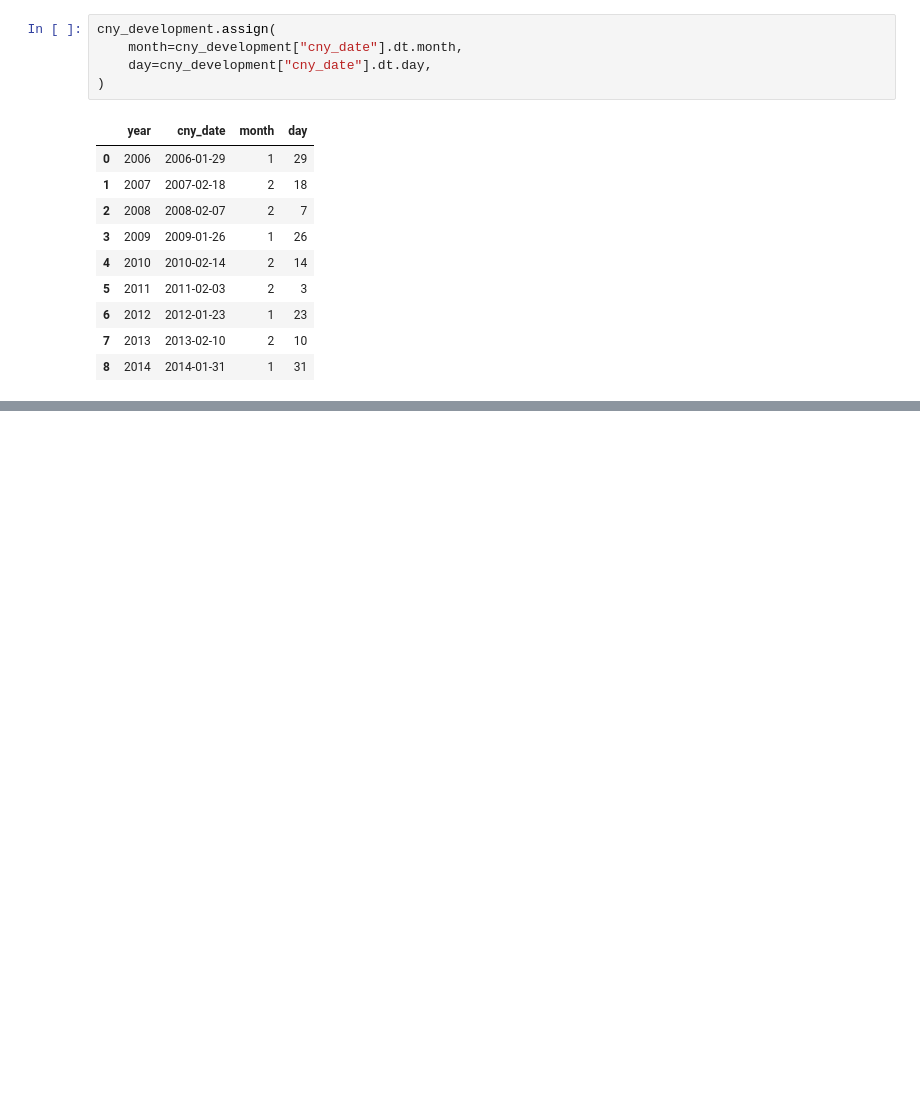
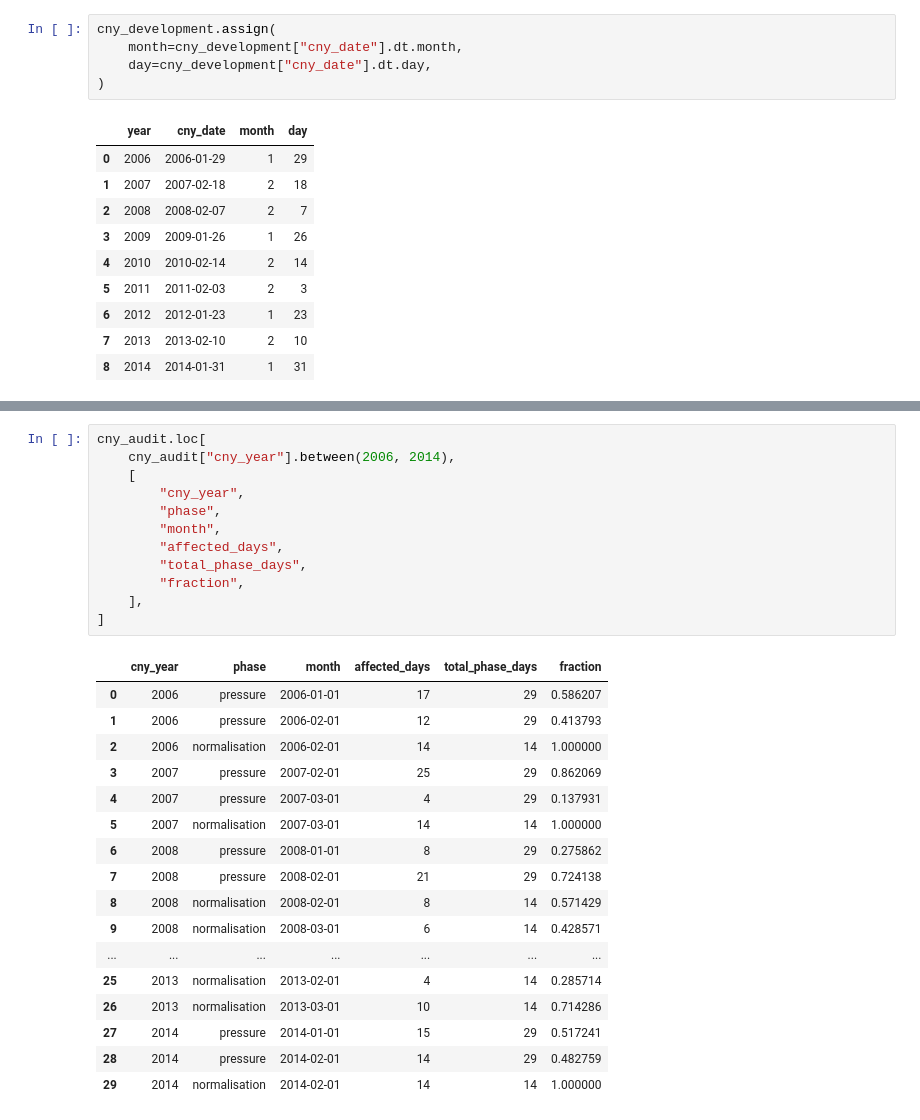
Before and after one commit to DarrenTay3142/DS607-Project---China-Inflation-Forecasting, a Jupyter notebook: notebooks/03_sarima_development.ipynb, the cells around one changed output, grey strips where cells are left out. Drawn from its saved outputs; the diff is of its cells as text; blank space fills up the shorter version.

```diff
--- a/notebooks/03_sarima_development.ipynb
+++ b/notebooks/03_sarima_development.ipynb
@@ -1684,0 +1727,30 @@ cny_development.assign(
+# %%
+cny_audit.loc[
+    cny_audit["cny_year"].between(2006, 2014),
+    [
+        "cny_year",
+        "phase",
+        "month",
+        "affected_days",
+        "total_phase_days",
+        "fraction",
+    ],
+]
+# %% [output]
+|  | cny_year | phase | month | affected_days | total_phase_days | fraction |
+| 0 | 2006 | pressure | 2006-01-01 | 17 | 29 | 0.586207 |
+| 1 | 2006 | pressure | 2006-02-01 | 12 | 29 | 0.413793 |
+| 2 | 2006 | normalisation | 2006-02-01 | 14 | 14 | 1.000000 |
+| 3 | 2007 | pressure | 2007-02-01 | 25 | 29 | 0.862069 |
+| 4 | 2007 | pressure | 2007-03-01 | 4 | 29 | 0.137931 |
+| 5 | 2007 | normalisation | 2007-03-01 | 14 | 14 | 1.000000 |
+| 6 | 2008 | pressure | 2008-01-01 | 8 | 29 | 0.275862 |
+| 7 | 2008 | pressure | 2008-02-01 | 21 | 29 | 0.724138 |
+| 8 | 2008 | normalisation | 2008-02-01 | 8 | 14 | 0.571429 |
+| 9 | 2008 | normalisation | 2008-03-01 | 6 | 14 | 0.428571 |
+| ... | ... | ... | ... | ... | ... | ... |
+| 25 | 2013 | normalisation | 2013-02-01 | 4 | 14 | 0.285714 |
+| 26 | 2013 | normalisation | 2013-03-01 | 10 | 14 | 0.714286 |
+| 27 | 2014 | pressure | 2014-01-01 | 15 | 29 | 0.517241 |
+| 28 | 2014 | pressure | 2014-02-01 | 14 | 29 | 0.482759 |
+| 29 | 2014 | normalisation | 2014-02-01 | 14 | 14 | 1.000000 |
```
Also changed, not shown: parts of 2 cells of this notebook, 3 other files.
